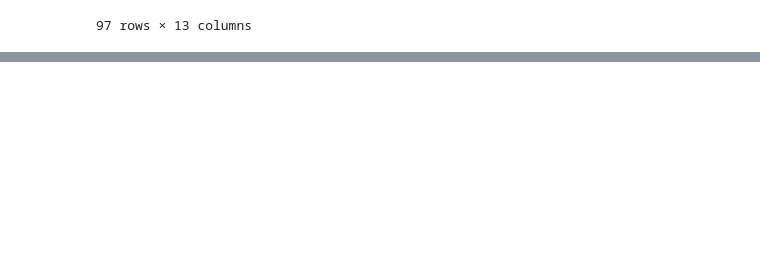
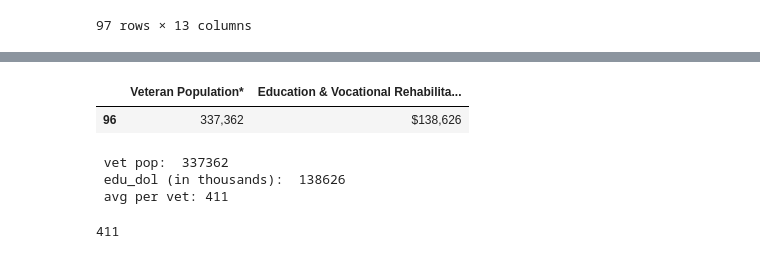
Before and after one commit to shha5648/DM_VA_DATA, a Jupyter notebook: state_info-sheenas.ipynb, the cells around one changed output, grey strips where cells are left out. Saved outputs shown, nothing was run; the diff lists cells and outputs as text; code cells hidden in the pictures; blank space fills up the shorter version.

```diff
--- a/state_info-sheenas.ipynb
+++ b/state_info-sheenas.ipynb
@@ -238,0 +394,23 @@ cut_mn16.head(100)
+# %%
+
+
+cut_mn16.tail(1)
+# %% [output]
+|  | Veteran Population* | Education & Vocational Rehabilita... |
+| 96 | 337,362 | $138,626 |
+# %%
+# avg edu $ spent per vet in mn 16
+#avg_dollar = (cut_mn[‘Education & Vocational Rehabilitation/ Employment’] X 1000 ) / cut_mn16[‘Veteran Population*’]
+mn16_tail = cut_mn16.tail(1)
+vet_pop = mn16_tail.iloc[0]['Veteran Population*']
+vet_pop = int(vet_pop.replace(',', ''))
+edu_dol = mn16_tail.iloc[0]['Education & Vocational Rehabilitation/ Employment']
+edu_dol = edu_dol.replace(',', '')
+edu_dol = int(edu_dol.replace('$', ''))
+avg_dol_per_vet = (edu_dol * 1000) / vet_pop
+avg_dol_per_vet = round(avg_dol_per_vet)
+print(" vet pop: ", vet_pop, "\n", "edu_dol (in thousands): ", edu_dol, "\n", "avg per vet:",   avg_dol_per_vet)
+# %% [output]
+ vet pop:  337362
+ edu_dol (in thousands):  138626
+ avg per vet: 411
@@ -238,0 +436,5 @@ cut_mn16.head(100)
+# %%
+amt = edu_spend(fy16_mn)
+print(amt)
+# %% [output]
+411
```
Also changed, not shown: parts of 6 cells of this notebook, 5 other files.
